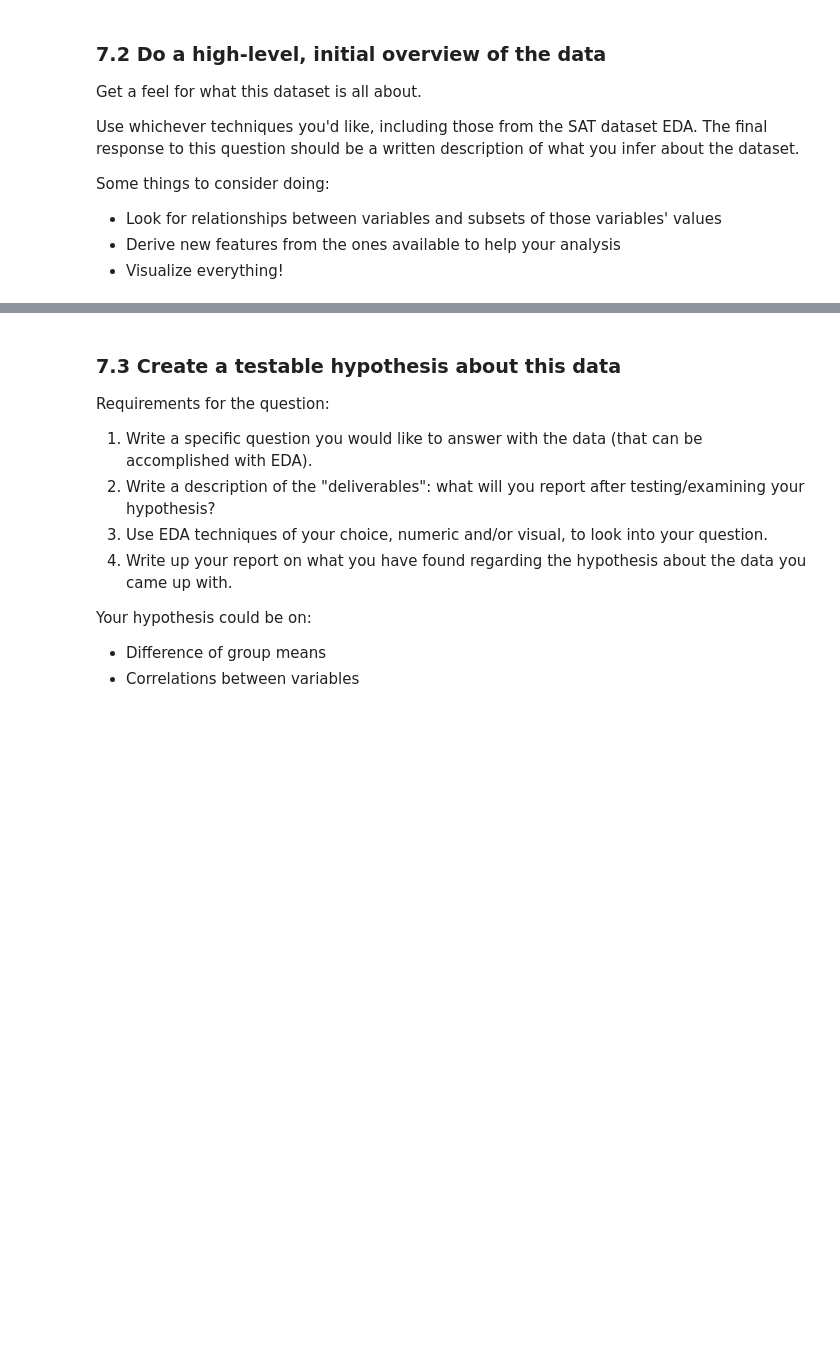
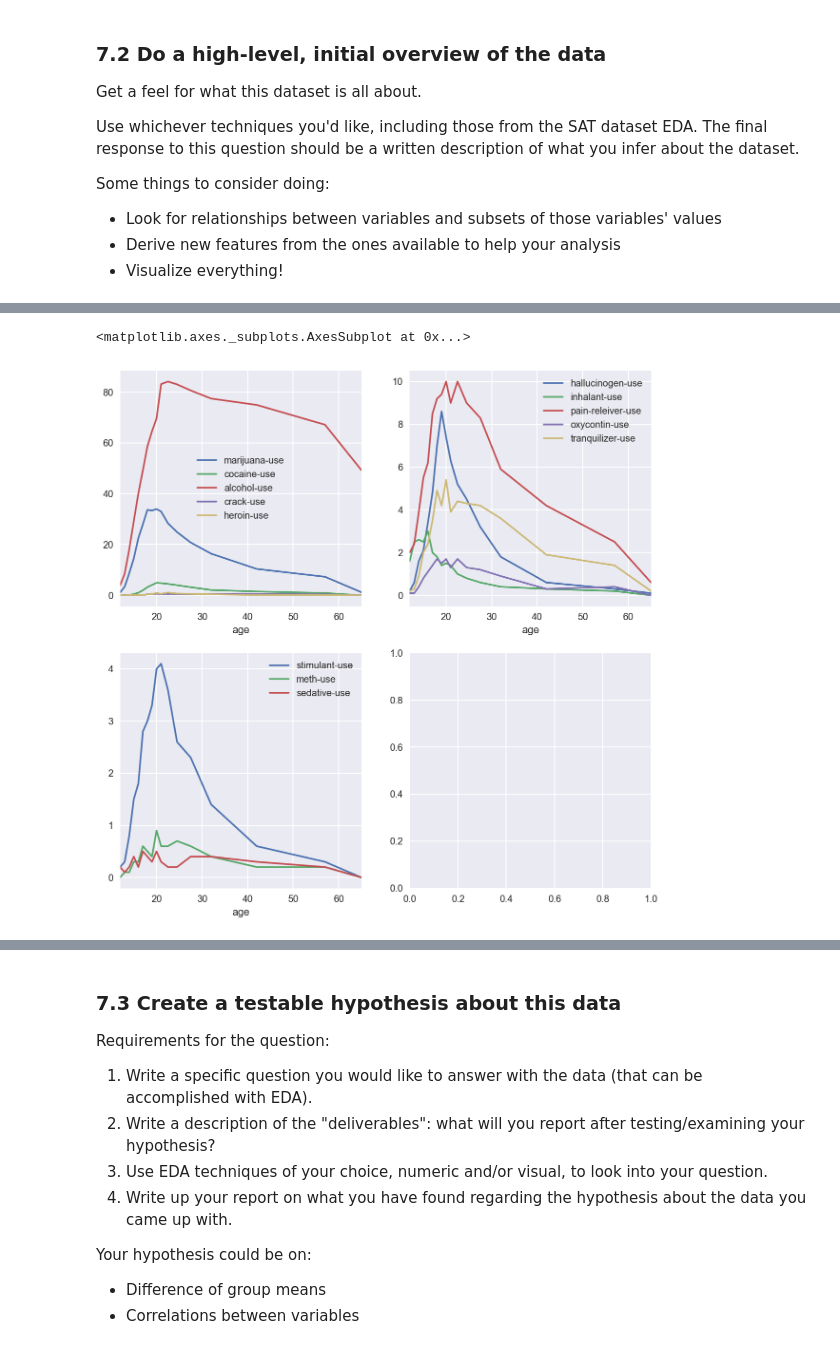
Before and after one commit to t-brewer/sats_and_drugs, a Jupyter notebook: project-02-v2-starter-code.ipynb, the cells around one changed output, grey strips where cells are left out. Drawn from its saved outputs; the diff is of its cells as text; code cells hidden in the pictures; blank space fills up the shorter version.

Commit message:
up to drug eda

```diff
--- a/project-02-v2-starter-code.ipynb
+++ b/project-02-v2-starter-code.ipynb
@@ -681,3 +718,6 @@ We'll work with the "drug-use-by-age.csv" data, sourced from and described here:
 ### 7.1
 
 Load the data using pandas. Does this data require cleaning? Are variables missing? How will this affect your approach to EDA on the data?
+# %%
+df_drugs = pd.read_csv('drug-use-by-age.csv')
+df_drugs.head()
@@ -683,0 +753,13 @@ Load the data using pandas. Does this data require cleaning? Are variables missi
+# %%
+df_drugs.loc[10,'age'] = 22.5
+df_drugs.loc[11,'age'] = 24.5
+df_drugs.loc[12,'age'] = 27.5
+df_drugs.loc[13,'age'] = 32.0
+df_drugs.loc[14,'age'] = 42.0
+df_drugs.loc[15,'age'] = 57.0
+df_drugs.loc[16,'age'] = 65.0
+# %%
+df_drugs.replace(to_replace='-', value='0.0', inplace=True)
+
+for c in df_drugs.columns:
+    df_drugs[c] = df_drugs[c].astype(float)
@@ -695,0 +811,20 @@ Some things to consider doing:
+# %%
+f, [(ax, ax2), (ax3, ax4)] = plt.subplots(nrows=2, ncols=2, figsize=(10,10))
+df_drugs.plot(x='age', y='marijuana-use', ax=ax)
+df_drugs.plot(x='age', y='cocaine-use', ax=ax)
+df_drugs.plot(x='age', y='alcohol-use', ax=ax)
+df_drugs.plot(x='age', y='crack-use', ax=ax)
+df_drugs.plot(x='age', y='heroin-use', ax=ax)
+
+df_drugs.plot(x='age', y='hallucinogen-use', ax=ax2)
+df_drugs.plot(x='age', y='inhalant-use', ax=ax2)
+df_drugs.plot(x='age', y='pain-releiver-use', ax=ax2)
+df_drugs.plot(x='age', y='oxycontin-use', ax=ax2)
+df_drugs.plot(x='age', y='tranquilizer-use', ax=ax2)
+
+df_drugs.plot(x='age', y='stimulant-use', ax=ax3)
+df_drugs.plot(x='age', y='meth-use', ax=ax3)
+df_drugs.plot(x='age', y='sedative-use', ax=ax3)
+# %% [output]
+<matplotlib.axes._subplots.AxesSubplot at 0x...>
+[figure, added]
```
Also changed, not shown: parts of 14 cells of this notebook.
